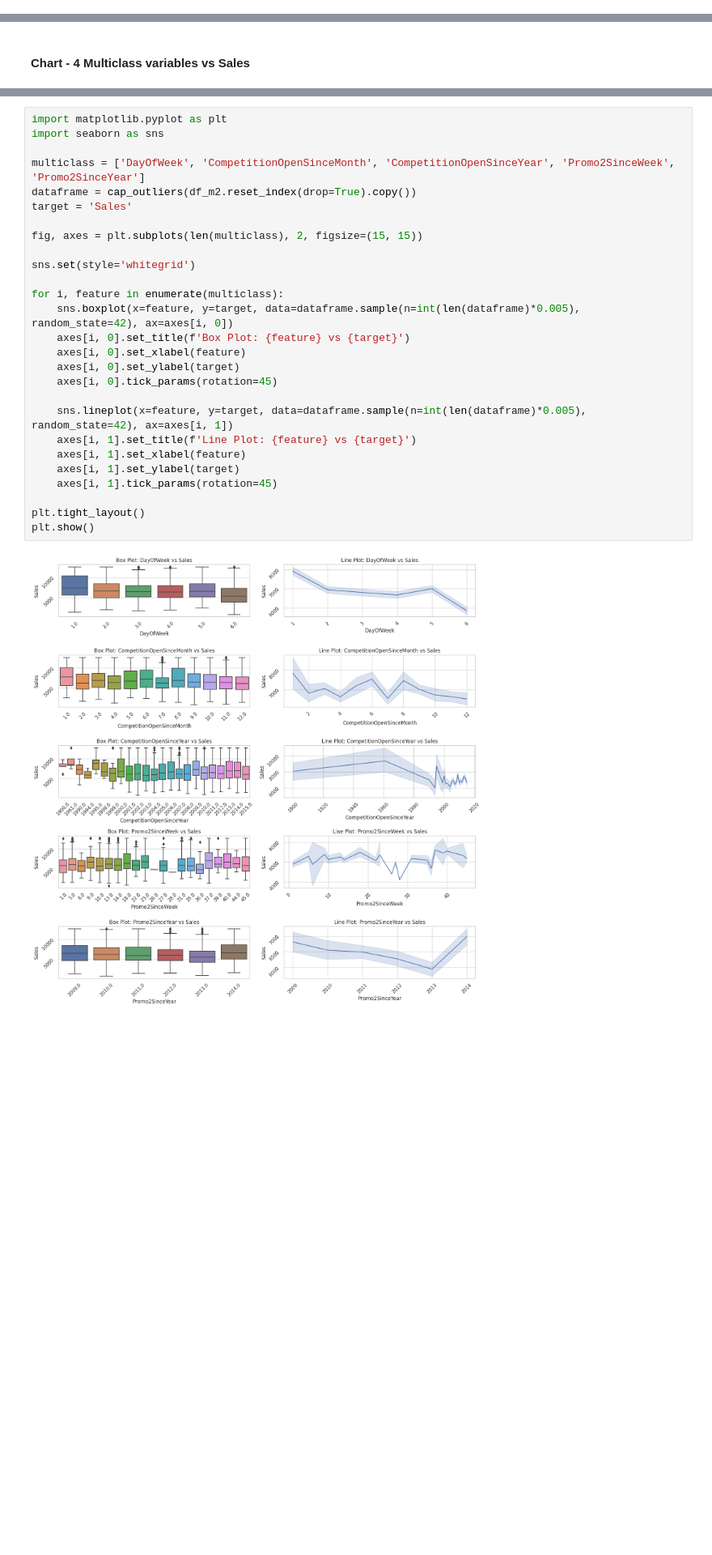
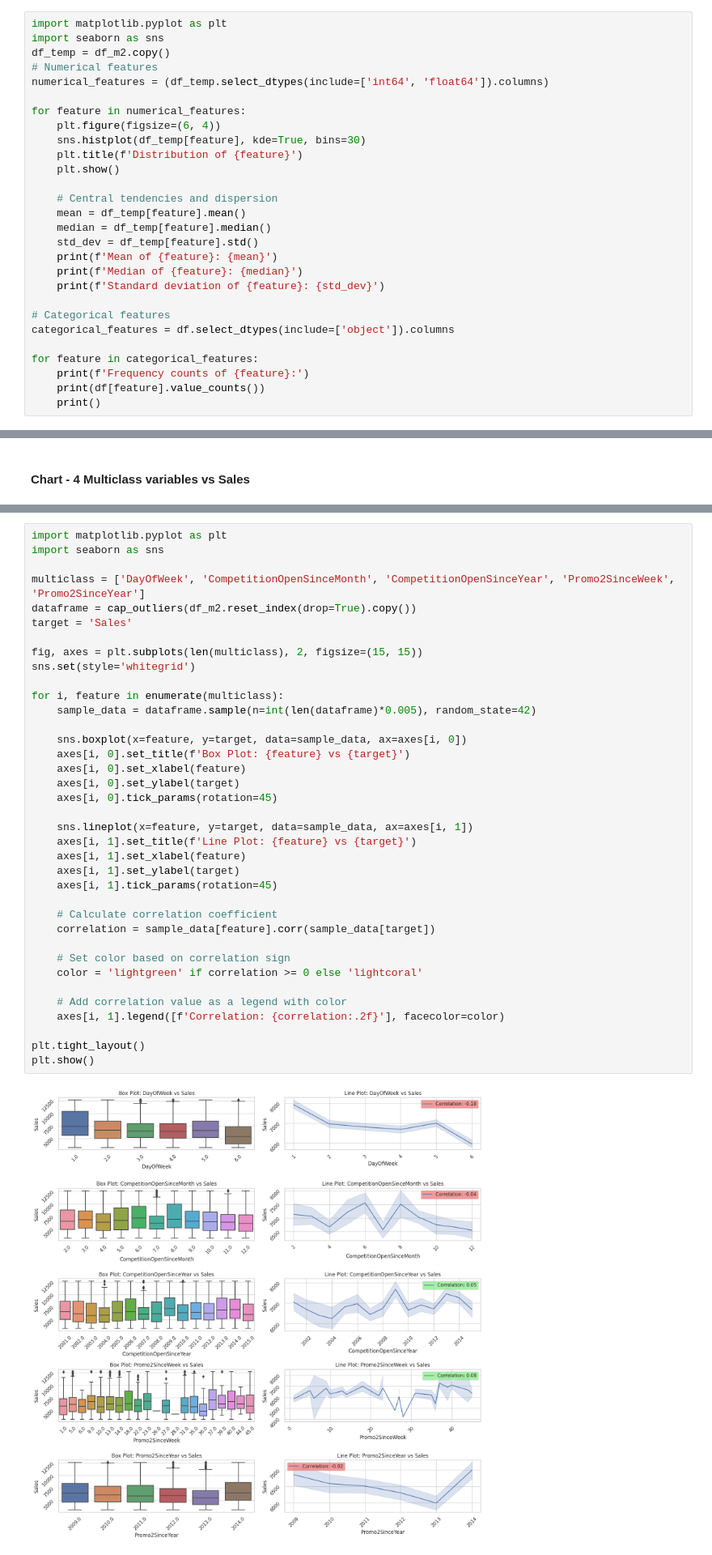
Before and after one commit to pvanand07/Retail-Sales-Prediction-Regression, a Jupyter notebook: Retail_Sales_Prediction_Regression.ipynb, the cells around one changed output, grey strips where cells are left out. Shown at 81% size. Saved outputs shown, nothing was run; the diff lists cells and outputs as text; blank space fills up the shorter version.

```diff
--- a/Retail_Sales_Prediction_Regression.ipynb
+++ b/Retail_Sales_Prediction_Regression.ipynb
@@ -764,0 +605,28 @@ plt.show()
+# %%
+import matplotlib.pyplot as plt
+import seaborn as sns
+df_temp = df_m2.copy()
+# Numerical features
+numerical_features = (df_temp.select_dtypes(include=['int64', 'float64']).columns)
+
+for feature in numerical_features:
+    plt.figure(figsize=(6, 4))
+    sns.histplot(df_temp[feature], kde=True, bins=30)
+    plt.title(f'Distribution of {feature}')
+    plt.show()
+
+    # Central tendencies and dispersion
+    mean = df_temp[feature].mean()
+    median = df_temp[feature].median()
+    std_dev = df_temp[feature].std()
+    print(f'Mean of {feature}: {mean}')
+    print(f'Median of {feature}: {median}')
+    print(f'Standard deviation of {feature}: {std_dev}')
+
+# Categorical features
+categorical_features = df.select_dtypes(include=['object']).columns
+
+for feature in categorical_features:
+    print(f'Frequency counts of {feature}:')
+    print(df[feature].value_counts())
+    print()
@@ -930,29 +950,39 @@ Answer Here
 # %%
 import matplotlib.pyplot as plt
 import seaborn as sns
 
 multiclass = ['DayOfWeek', 'CompetitionOpenSinceMonth', 'CompetitionOpenSinceYear', 'Promo2SinceWeek', 'Promo2SinceYear']
 dataframe = cap_outliers(df_m2.reset_index(drop=True).copy())
 target = 'Sales'
 
 fig, axes = plt.subplots(len(multiclass), 2, figsize=(15, 15))
-
 sns.set(style='whitegrid')
 
 for i, feature in enumerate(multiclass):
-    sns.boxplot(x=feature, y=target, data=dataframe.sample(n=int(len(dataframe)*0.005), random_state=42), ax=axes[i, 0])
+    sample_data = dataframe.sample(n=int(len(dataframe)*0.005), random_state=42)
+
+    sns.boxplot(x=feature, y=target, data=sample_data, ax=axes[i, 0])
     axes[i, 0].set_title(f'Box Plot: {feature} vs {target}')
     axes[i, 0].set_xlabel(feature)
     axes[i, 0].set_ylabel(target)
     axes[i, 0].tick_params(rotation=45)
 
-    sns.lineplot(x=feature, y=target, data=dataframe.sample(n=int(len(dataframe)*0.005), random_state=42), ax=axes[i, 1])
+    sns.lineplot(x=feature, y=target, data=sample_data, ax=axes[i, 1])
     axes[i, 1].set_title(f'Line Plot: {feature} vs {target}')
     axes[i, 1].set_xlabel(feature)
     axes[i, 1].set_ylabel(target)
     axes[i, 1].tick_params(rotation=45)
 
+    # Calculate correlation coefficient
+    correlation = sample_data[feature].corr(sample_data[target])
+
+    # Set color based on correlation sign
+    color = 'lightgreen' if correlation >= 0 else 'lightcoral'
+
+    # Add correlation value as a legend with color
+    axes[i, 1].legend([f'Correlation: {correlation:.2f}'], facecolor=color)
+
 plt.tight_layout()
 plt.show()
 # %% [output]
-[figure, old version]
+[figure, new version]
```
Also changed, not shown: parts of 292 cells of this notebook.
